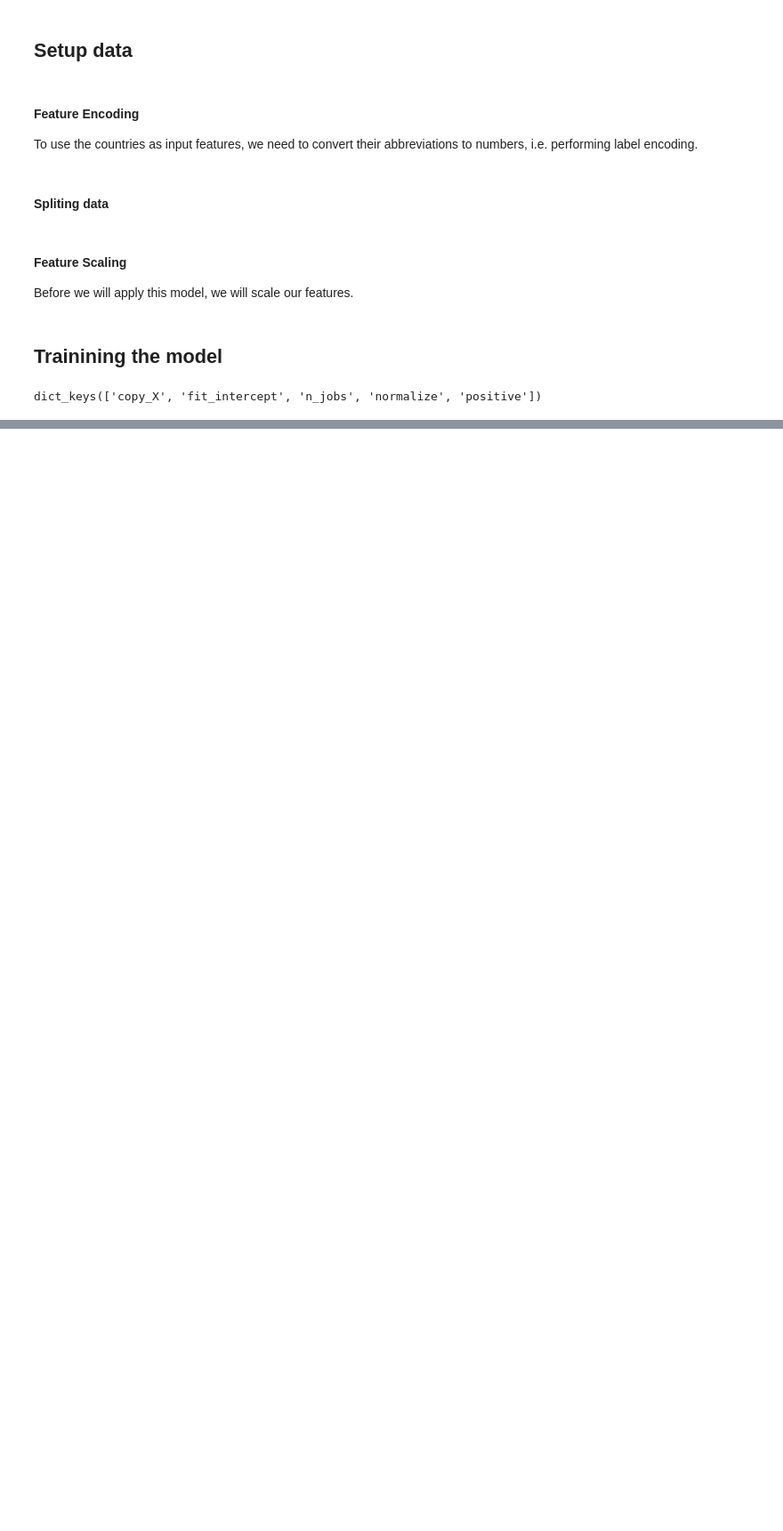
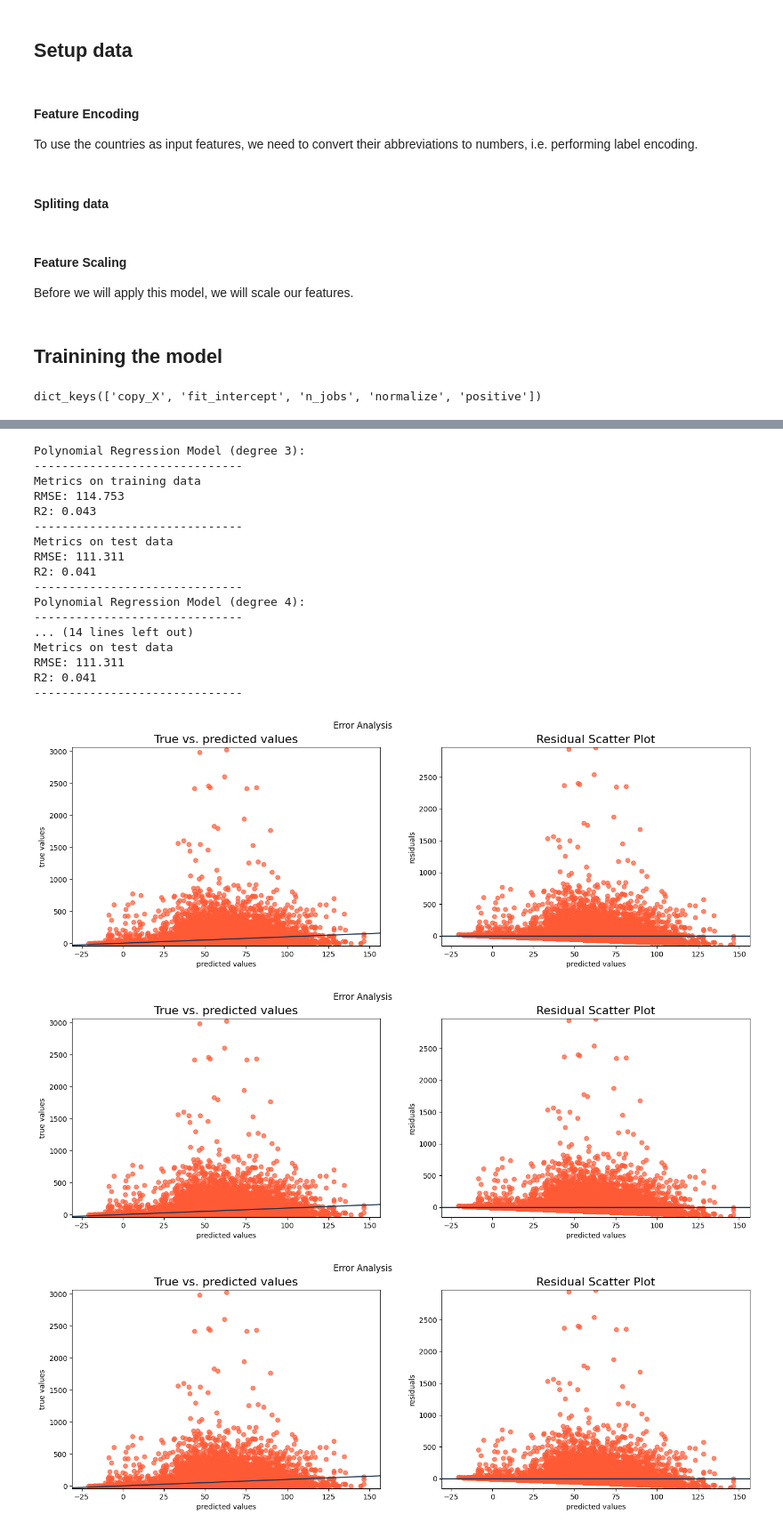
Before and after one commit to pwerden/ds-ml-flight-delay-prediction, a Jupyter notebook: models/model_lr.ipynb, the cells around one changed output, grey strips where cells are left out. Shown: that part at 89% size. Saved outputs shown, nothing was run; the diff lists cells and outputs as text; code cells hidden in the pictures; blank space fills up the shorter version.

```diff
--- a/models/model_lr.ipynb
+++ b/models/model_lr.ipynb
@@ -94,0 +203,46 @@ dict_keys(['copy_X', 'fit_intercept', 'n_jobs', 'normalize', 'positive'])
+# %%
+for i in range(3,6):
+
+    # set the second degree polynomial features
+    polynomial_features = PolynomialFeatures(degree=2, include_bias=False)
+    x_poly_train = polynomial_features.fit_transform(X_train)
+    x_poly_test = polynomial_features.transform(X_test)
+
+    # Initializing regressor
+    model_poly = LinearRegression()
+
+    # fit the regressor with X_train and y_train data
+    model_poly.fit(x_poly_train, y_train)
+
+    # Make prediction
+    y_pred_test = model_poly.predict(x_poly_test)
+    y_pred_train = model_poly.predict(x_poly_train)
+
+    # Calculate r-squared and RMSE
+    print(f"Polynomial Regression Model (degree {i}):")
+    print("---"*10)
+    calculate_metrics(y_train,y_pred_train, y_test, y_pred_test)
+
+    # visualize errors
+    error_analysis(y_test, y_pred_test)
+# %% [output]
+Polynomial Regression Model (degree 3):
+------------------------------
+Metrics on training data
+RMSE: 114.753
+R2: 0.043
+------------------------------
+Metrics on test data
+RMSE: 111.311
+R2: 0.041
+------------------------------
+Polynomial Regression Model (degree 4):
+------------------------------
+... (14 lines left out)
+Metrics on test data
+RMSE: 111.311
+R2: 0.041
+------------------------------
+[figure, added]
+[figure, added]
+[figure, added]
```
Also changed, not shown: parts of 10 cells of this notebook.
